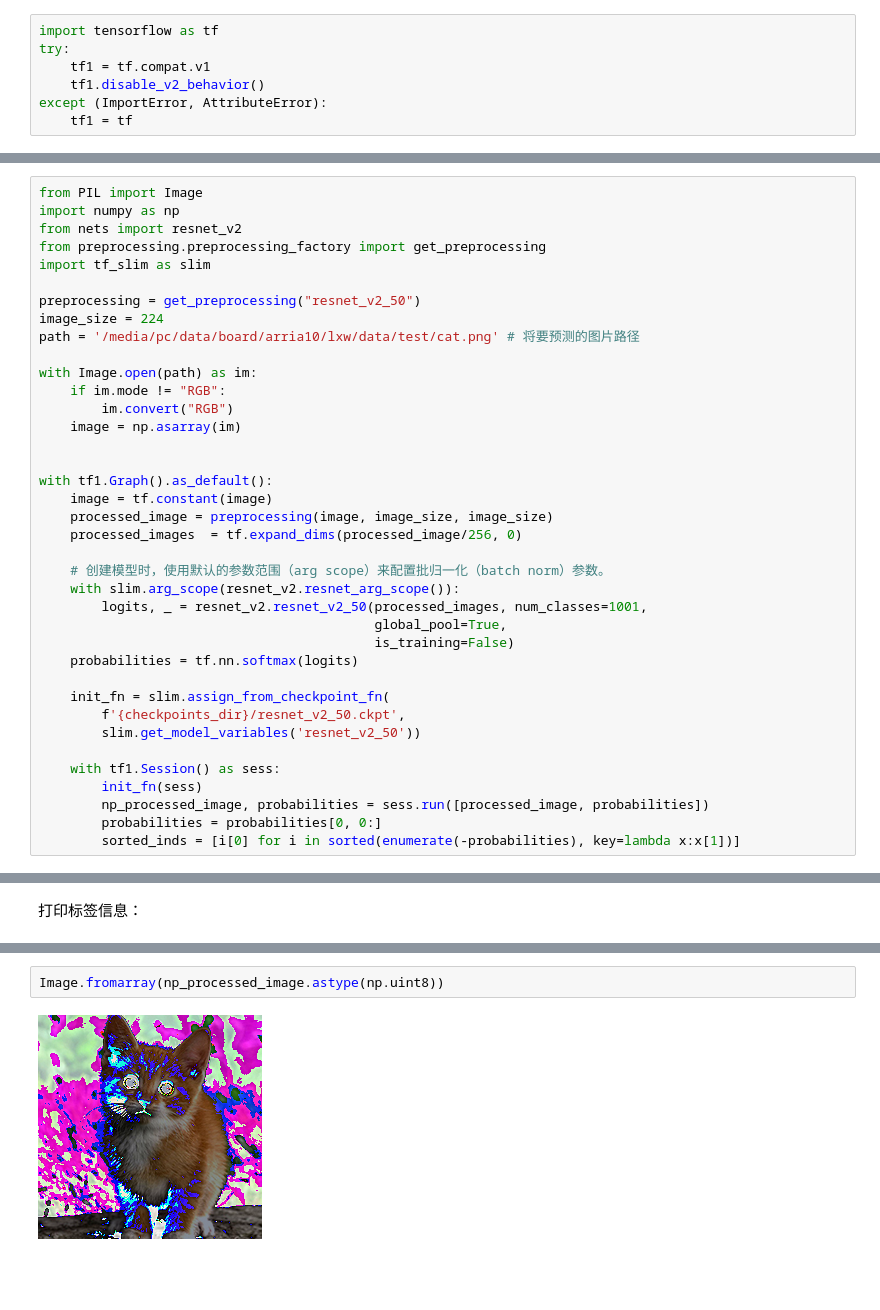
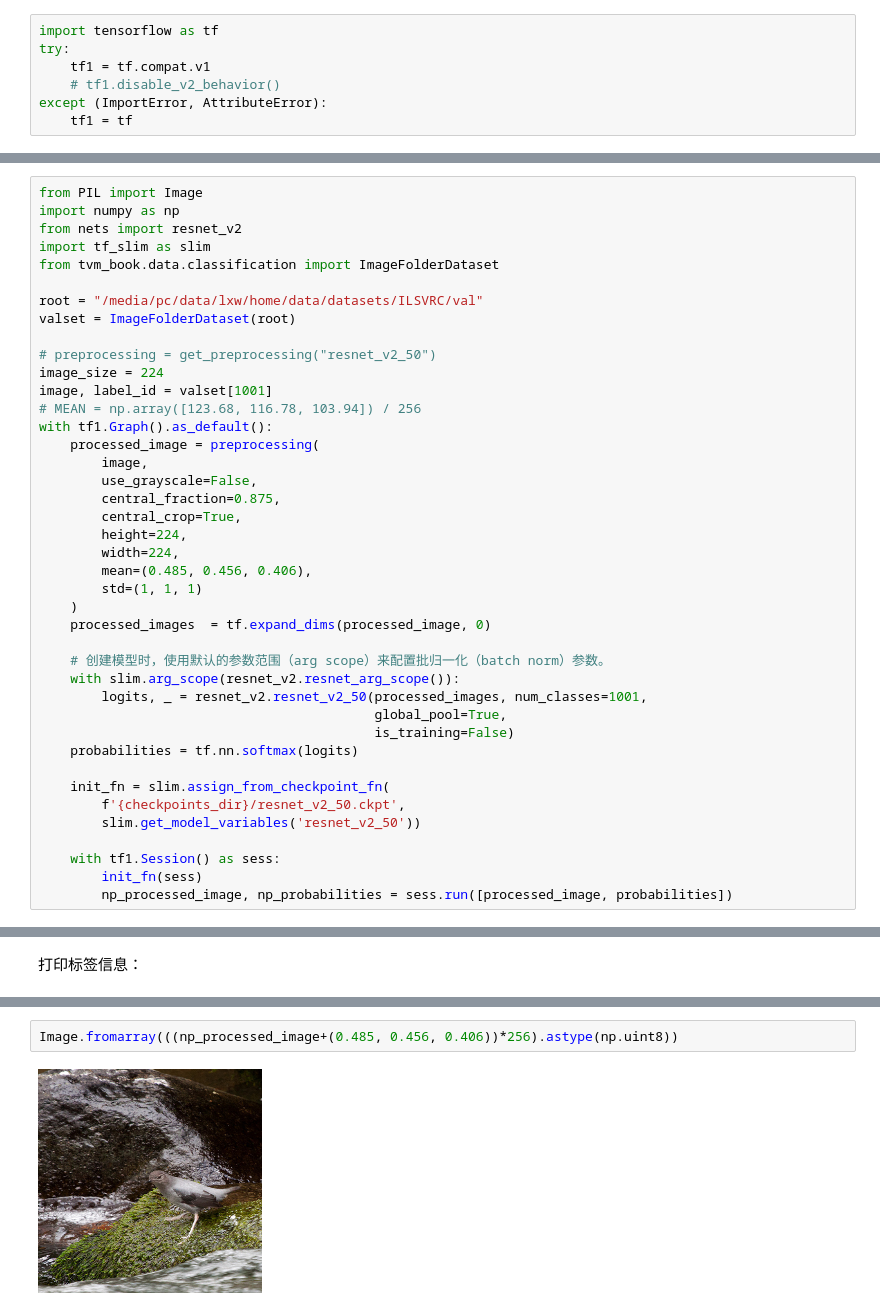
Before and after one commit to Amanda-Barbara/tvm-book, a Jupyter notebook: doc/tutorials/relay/frontend/from-tf_slim/tf1.ipynb, the cells around one changed output, grey strips where cells are left out. Saved outputs shown, nothing was run; the diff lists cells and outputs as text; blank space fills up the shorter version.

Commit message:
添加 imagenet 接口

```diff
--- a/doc/tutorials/relay/frontend/from-tf_slim/tf1.ipynb
+++ b/doc/tutorials/relay/frontend/from-tf_slim/tf1.ipynb
@@ -8,7 +8,7 @@
 import tensorflow as tf
 try:
     tf1 = tf.compat.v1
-    tf1.disable_v2_behavior()
+    # tf1.disable_v2_behavior()
 except (ImportError, AttributeError):
     tf1 = tf
 # %% [output]
@@ -50,23 +81,28 @@ Successfully downloaded resnet_v2_50_2017_04_14.tar.gz 286441851 bytes.
 from PIL import Image
 import numpy as np
 from nets import resnet_v2
-from preprocessing.preprocessing_factory import get_preprocessing
 import tf_slim as slim
+from tvm_book.data.classification import ImageFolderDataset
 
-preprocessing = get_preprocessing("resnet_v2_50")
+root = "/media/pc/data/lxw/home/data/datasets/ILSVRC/val"
+valset = ImageFolderDataset(root)
+
+# preprocessing = get_preprocessing("resnet_v2_50")
 image_size = 224
-path = '/media/pc/data/board/arria10/lxw/data/test/cat.png' # 将要预测的图片路径
-
-with Image.open(path) as im:
-    if im.mode != "RGB":
-        im.convert("RGB")
-    image = np.asarray(im)
-
-
+image, label_id = valset[1001]
+# MEAN = np.array([123.68, 116.78, 103.94]) / 256
 with tf1.Graph().as_default():
-    image = tf.constant(image)
-    processed_image = preprocessing(image, image_size, image_size)
-    processed_images  = tf.expand_dims(processed_image/256, 0)
+    processed_image = preprocessing(
+        image,
+        use_grayscale=False,
+        central_fraction=0.875,
+        central_crop=True,
+        height=224,
+        width=224,
+        mean=(0.485, 0.456, 0.406),
+        std=(1, 1, 1)
+    )
+    processed_images  = tf.expand_dims(processed_image, 0)
 
     # 创建模型时，使用默认的参数范围（arg scope）来配置批归一化（batch norm）参数。
     with slim.arg_scope(resnet_v2.resnet_arg_scope()):
@@ -81,7 +117,5 @@ with tf1.Graph().as_default():
 
     with tf1.Session() as sess:
         init_fn(sess)
-        np_processed_image, probabilities = sess.run([processed_image, probabilities])
-        probabilities = probabilities[0, 0:]
-        sorted_inds = [i[0] for i in sorted(enumerate(-probabilities), key=lambda x:x[1])]
+        np_processed_image, np_probabilities = sess.run([processed_image, probabilities])
 # %% [output]
@@ -127,4 +147,4 @@ for prob, sorted_ind in zip(probabilities[:topk], sorted_inds[:topk]):
 # %%
-Image.fromarray(np_processed_image.astype(np.uint8))
+Image.fromarray(((np_processed_image+(0.485, 0.456, 0.406))*256).astype(np.uint8))
 # %% [output]
-[figure, old version]
+[figure, new version]
```
Also changed, not shown: parts of 7 cells of this notebook, 8 other files.
